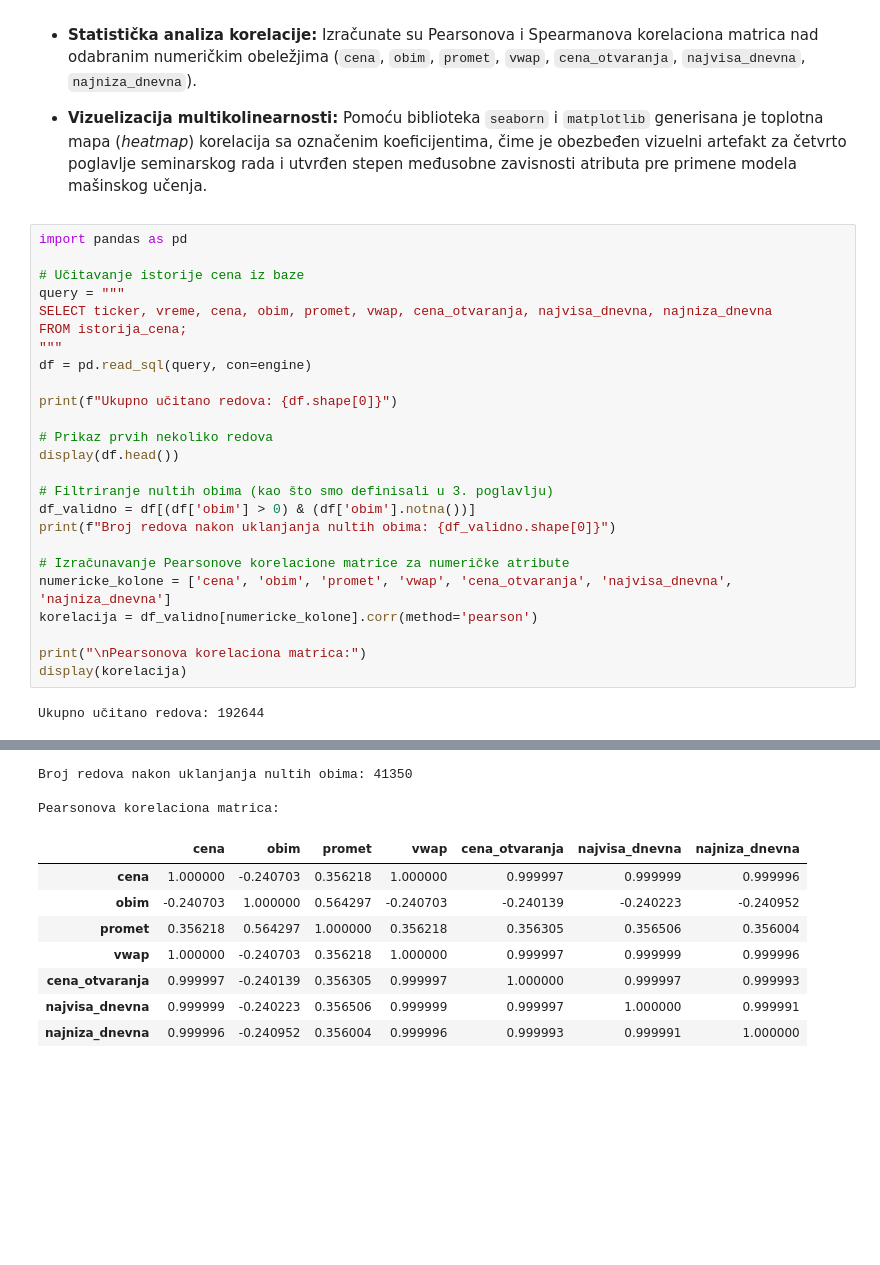
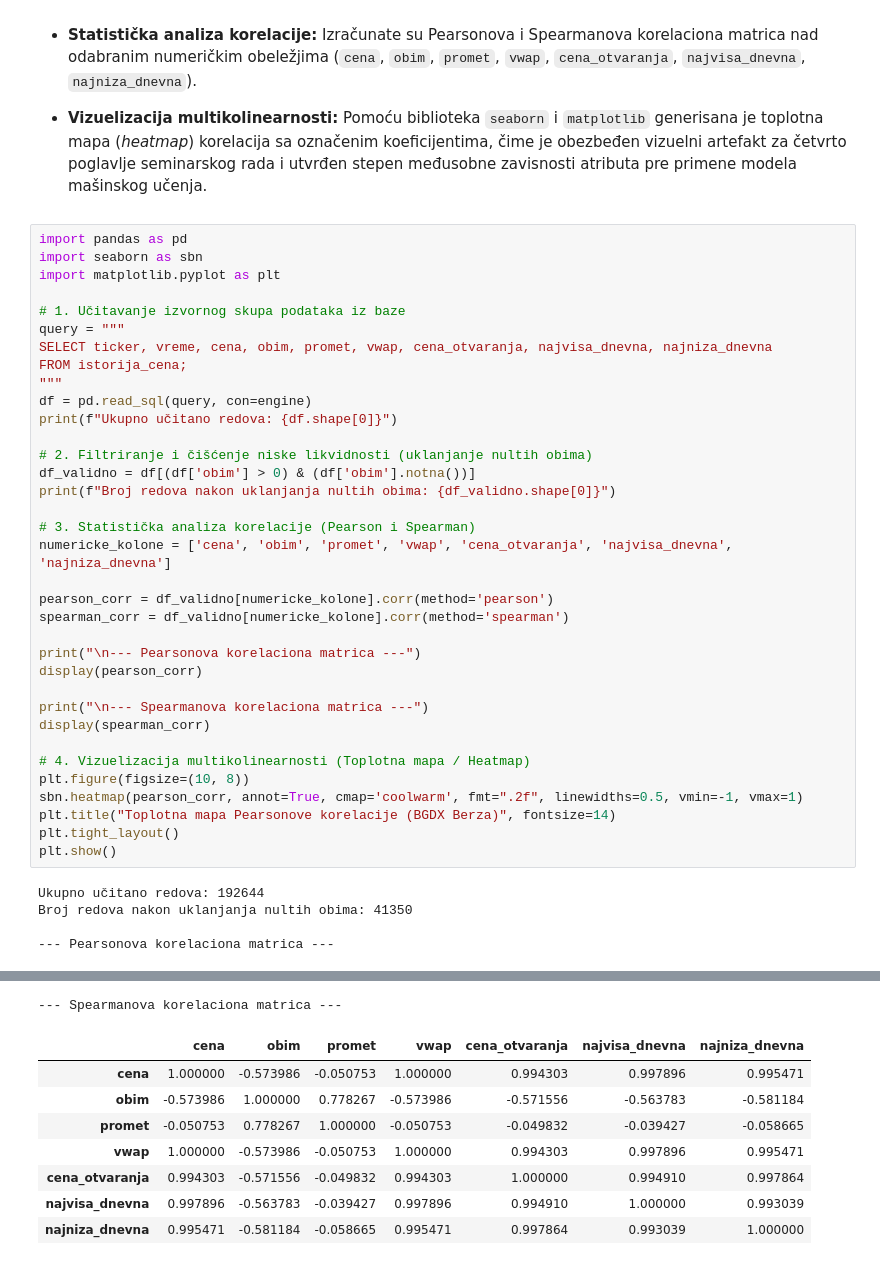
Before and after one commit to snikic01/ELFAK_Prikupljanje_I_Predobrada_Podataka_Seminarski_01_ANALIZA_POVEZANOSTI_IZMEDJU_ATRIBUTA, a Jupyter notebook: Seminarski_Rad_01_Praktican_Deo_2330.ipynb, the cells around one changed output, grey strips where cells are left out. Drawn from its saved outputs; the diff is of its cells as text; blank space fills up the shorter version.

Commit message:
Ispravka poziva biblioteke seaborn, kao i njen uvoz u blok...

```diff
--- a/Seminarski_Rad_01_Praktican_Deo_2330.ipynb
+++ b/Seminarski_Rad_01_Praktican_Deo_2330.ipynb
@@ -65,28 +65,41 @@ Tabele u bazi:
 - **Vizuelizacija multikolinearnosti:** Pomoću biblioteka `seaborn` i `matplotlib` generisana je toplotna mapa (*heatmap*) korelacija sa označenim koeficijentima, čime je obezbeđen vizuelni artefakt za četvrto poglavlje seminarskog rada i utvrđen stepen međusobne zavisnosti atributa pre primene modela mašinskog učenja.
 # %%
 import pandas as pd
+import seaborn as sbn
+import matplotlib.pyplot as plt
 
-# Učitavanje istorije cena iz baze
+# 1. Učitavanje izvornog skupa podataka iz baze
 query = """
 SELECT ticker, vreme, cena, obim, promet, vwap, cena_otvaranja, najvisa_dnevna, najniza_dnevna
 FROM istorija_cena;
 """
 df = pd.read_sql(query, con=engine)
-
 print(f"Ukupno učitano redova: {df.shape[0]}")
 
-# Prikaz prvih nekoliko redova
-display(df.head())
-
-# Filtriranje nultih obima (kao što smo definisali u 3. poglavlju)
+# 2. Filtriranje i čišćenje niske likvidnosti (uklanjanje nultih obima)
 df_validno = df[(df['obim'] > 0) & (df['obim'].notna())]
 print(f"Broj redova nakon uklanjanja nultih obima: {df_validno.shape[0]}")
 
-# Izračunavanje Pearsonove korelacione matrice za numeričke atribute
+# 3. Statistička analiza korelacije (Pearson i Spearman)
 numericke_kolone = ['cena', 'obim', 'promet', 'vwap', 'cena_otvaranja', 'najvisa_dnevna', 'najniza_dnevna']
-korelacija = df_validno[numericke_kolone].corr(method='pearson')
 
-print("\nPearsonova korelaciona matrica:")
-display(korelacija)
+pearson_corr = df_validno[numericke_kolone].corr(method='pearson')
+spearman_corr = df_validno[numericke_kolone].corr(method='spearman')
+
+print("\n--- Pearsonova korelaciona matrica ---")
+display(pearson_corr)
+
+print("\n--- Spearmanova korelaciona matrica ---")
+display(spearman_corr)
+
+# 4. Vizuelizacija multikolinearnosti (Toplotna mapa / Heatmap)
+plt.figure(figsize=(10, 8))
+sbn.heatmap(pearson_corr, annot=True, cmap='coolwarm', fmt=".2f", linewidths=0.5, vmin=-1, vmax=1)
+plt.title("Toplotna mapa Pearsonove korelacije (BGDX Berza)", fontsize=14)
+plt.tight_layout()
+plt.show()
 # %% [output]
 Ukupno učitano redova: 192644
+Broj redova nakon uklanjanja nultih obima: 41350
+
+--- Pearsonova korelaciona matrica ---
@@ -99,11 +114,9 @@ Ukupno učitano redova: 192644
-Broj redova nakon uklanjanja nultih obima: 41350
-
-Pearsonova korelaciona matrica:
+--- Spearmanova korelaciona matrica ---
 |  | cena | obim | promet | vwap | cena_otvaranja | najvisa_dnevna | najniza_dnevna |
-| cena | 1.000000 | -0.240703 | 0.356218 | 1.000000 | 0.999997 | 0.999999 | 0.999996 |
-| obim | -0.240703 | 1.000000 | 0.564297 | -0.240703 | -0.240139 | -0.240223 | -0.240952 |
-| promet | 0.356218 | 0.564297 | 1.000000 | 0.356218 | 0.356305 | 0.356506 | 0.356004 |
-| vwap | 1.000000 | -0.240703 | 0.356218 | 1.000000 | 0.999997 | 0.999999 | 0.999996 |
-| cena_otvaranja | 0.999997 | -0.240139 | 0.356305 | 0.999997 | 1.000000 | 0.999997 | 0.999993 |
-| najvisa_dnevna | 0.999999 | -0.240223 | 0.356506 | 0.999999 | 0.999997 | 1.000000 | 0.999991 |
-| najniza_dnevna | 0.999996 | -0.240952 | 0.356004 | 0.999996 | 0.999993 | 0.999991 | 1.000000 |
+| cena | 1.000000 | -0.573986 | -0.050753 | 1.000000 | 0.994303 | 0.997896 | 0.995471 |
+| obim | -0.573986 | 1.000000 | 0.778267 | -0.573986 | -0.571556 | -0.563783 | -0.581184 |
+| promet | -0.050753 | 0.778267 | 1.000000 | -0.050753 | -0.049832 | -0.039427 | -0.058665 |
+| vwap | 1.000000 | -0.573986 | -0.050753 | 1.000000 | 0.994303 | 0.997896 | 0.995471 |
+| cena_otvaranja | 0.994303 | -0.571556 | -0.049832 | 0.994303 | 1.000000 | 0.994910 | 0.997864 |
+| najvisa_dnevna | 0.997896 | -0.563783 | -0.039427 | 0.997896 | 0.994910 | 1.000000 | 0.993039 |
+| najniza_dnevna | 0.995471 | -0.581184 | -0.058665 | 0.995471 | 0.997864 | 0.993039 | 1.000000 |
```
Also changed, not shown: parts of 1 cell of this notebook.
